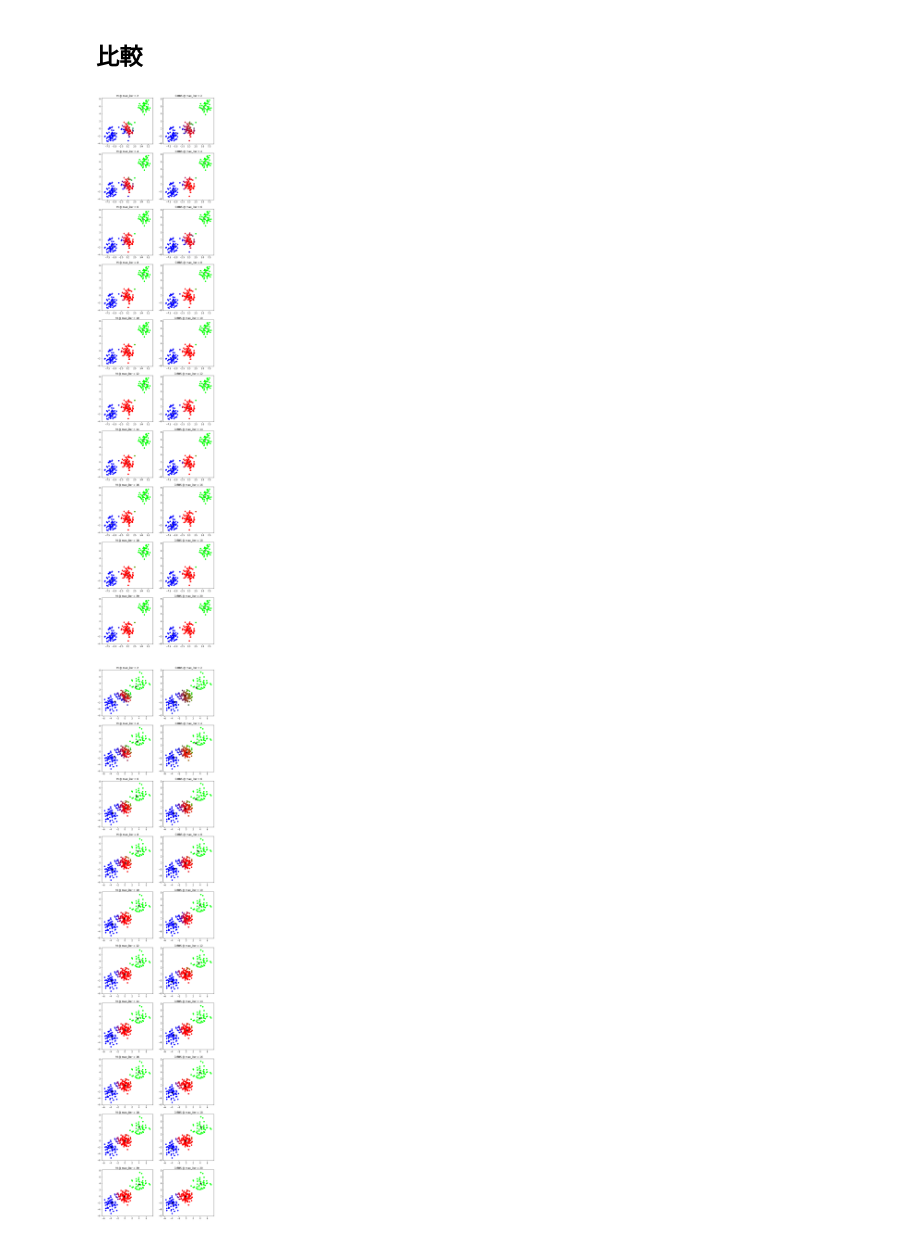
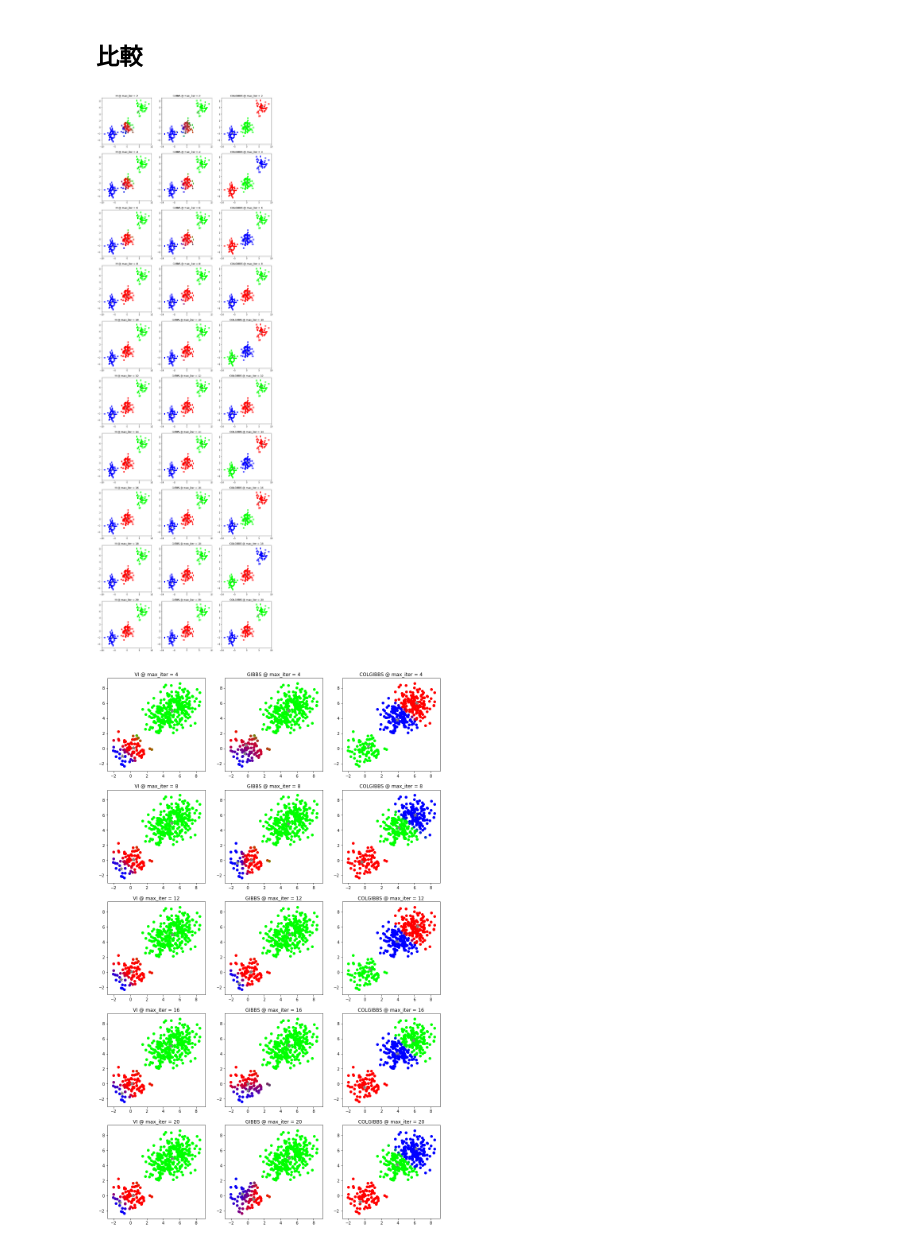
Before and after one commit to GENZITSU/Bayse, a Jupyter notebook: chapter_4.ipynb, the cells around one changed output. Cells and saved outputs as stored; diff of their text form; code cells hidden in the pictures.

```diff
--- a/chapter_4.ipynb
+++ b/chapter_4.ipynb
@@ -176,7 +173,7 @@ class GMM_GIBBS:
             beta_s_old = np.array(self.beta_s)
             m_s_old = np.array(self.m_s)
             beta_s = self.beta_s + np.sum(S, axis=0)
-            m_s = (np.dot(S.T, X) + np.dot(beta_s_old, m_s_old)) / beta_s.reshape(-1, 1)
+            m_s = (np.dot(S.T, X) + beta_s_old.reshape(-1, 1) * m_s_old) / beta_s.reshape(-1, 1)
 
             # lam_s
             nu_s = np.array(self.nu_s) + np.sum(S, axis=0)
@@ -393,7 +365,7 @@ class GMM_VI:
 
             # mu_s
             beta_s_hat = self.beta_s + np.sum(eta_s_hat, axis=0)
-            m_s_hat = (np.dot(eta_s_hat.T, X) + np.dot(self.beta_s, self.m_s)) / beta_s_hat.reshape(-1, 1)
+            m_s_hat = (np.dot(eta_s_hat.T, X) + self.beta_s.reshape(-1, 1) *self.m_s) / beta_s_hat.reshape(-1, 1)
 
             # lam_s
             nu_s_hat = self.nu_s + np.sum(eta_s_hat, axis=0)
@@ -460,0 +445,24 @@ for max_iter in [2*(i+1)for i in range(10)]:
+# %%
+mu_s = np.array([[0, 0], [1, 1], [-1, -1]])
+print("mu_s", mu_s); print()
+
+lam_s = np.array([[[1, 0], [0, 1]], [[1, 0], [0, 1]], [[1, 0], [0, 1]]])
+print("lam_s", lam_s); print()
+
+m_s = np.array([[0, 0], [1, 1], [-1, -1]])
+print("m_s", m_s); print()
+
+beta = np.ones(3)
+print("beta", beta); print()
+
+nu_s = np.array([5, 5, 5])
+print("nu_s", nu_s); print()
+
+w_s = np.array([[[1, 0], [0, 1]], [[1, 0], [0, 1]], [[1, 0], [0, 1]]])
+print("w_s", w_s); print()
+
+pi = np.array([1/3, 1/3, 1/3])
+print("pi", pi); print()
+
+alpha = np.array([1, 1, 1])
+print("alpha", alpha); print()
@@ -486,36 +670,47 @@ def sample_gmm(N):
 X = sample_gmm(200)
 
 nrows=10
-fig,axes = plt.subplots(nrows=nrows, ncols=2, figsize=(10, int(nrows*5)))
+fig,axes = plt.subplots(nrows=nrows, ncols=3, figsize=(15, int(nrows*5)))
 colors = ["red", "green", "blue"]
 
 for j in range(nrows):
     max_iter = 2*(j+1)
     ### 変分推論
     gmm_vi = GMM_VI(mu_s, lam_s, m_s, beta, nu_s, w_s, pi, alpha, max_iter)
     gmm_vi.fit(X)
     # 結果の描画
     axe = axes[j, 0]
     for i in range(X.shape[0]):
         axe.scatter(X[i, 0], X[i, 1], color=gmm_vi.eta_s[i])
     for k in range(mu_s.shape[0]):
         axe.scatter(gmm_vi.mu_s[k][0], gmm_vi.mu_s[k][1], color = "gray", marker='*', s=100)
     axe.set_title(f"VI @ max_iter = {max_iter}")
 
     ### ギブスサンプリング
     gmm_gbbs = GMM_GIBBS(mu_s, lam_s, m_s, beta, nu_s, w_s, pi, alpha, max_iter)
     gmm_gbbs.fit(X)
     # 結果の描画
     axe = axes[j, 1]
     for i in range(X.shape[0]):
         axe.scatter(X[i, 0], X[i, 1], color=gmm_gbbs.eta_s[i])
     for k in range(mu_s.shape[0]):
         axe.scatter(gmm_gbbs.mu_s[k][0], gmm_gbbs.mu_s[k][1], color = "gray", marker='*', s=100)
     axe.set_title(f"GIBBS @ max_iter = {max_iter }")
 
+    ### 崩壊型ギブスサンプリング
+    gmm_colgibbs = GMM_COLGIBBS(mu_s, lam_s, m_s, beta, nu_s, w_s, pi, alpha, max_iter)
+    gmm_colgibbs.fit(X)
+    # 結果の描画
+    axe = axes[j, 2]
+    for i in range(X.shape[0]):
+        axe.scatter(X[i, 0], X[i, 1], color=gmm_colgibbs.eta_s[i])
+    for k in range(mu_s.shape[0]):
+        axe.scatter(gmm_colgibbs.mu_s[k][0], gmm_colgibbs.mu_s[k][1], color = "gray", marker='*', s=100)
+    axe.set_title(f"COLGIBBS @ max_iter = {max_iter }")
+
 plt.show()
 # %% [output]
-[figure, old version]
+[figure, new version]
 # %%
 def sample_gmm(N):
     sample = []
@@ -539,14 +734,14 @@ def sample_gmm(N):
 #     plt.show()
     return sample
 # %%
-X = sample_gmm(200)
+X = sample_gmm(400)
 
-nrows=10
-fig,axes = plt.subplots(nrows=nrows, ncols=2, figsize=(10, int(nrows*5)))
+nrows=5
+fig,axes = plt.subplots(nrows=nrows, ncols=3, figsize=(15, int(nrows*5)))
 colors = ["red", "green", "blue"]
 
 for j in range(nrows):
-    max_iter = 2*(j+1)
+    max_iter = 4*(j+1)
     ### 変分推論
     gmm_vi = GMM_VI(mu_s, lam_s, m_s, beta, nu_s, w_s, pi, alpha, max_iter)
     gmm_vi.fit(X)
@@ -555,7 +750,7 @@ for j in range(nrows):
     for i in range(X.shape[0]):
         axe.scatter(X[i, 0], X[i, 1], color=gmm_vi.eta_s[i])
     for k in range(mu_s.shape[0]):
-        axe.scatter(gmm_vi.mu_s[k][0], gmm_vi.mu_s[k][1], color = "black", marker='*', s=100)
+        axe.scatter(gmm_vi.mu_s[k][0], gmm_vi.mu_s[k][1], color = "gray", marker='*', s=100)
     axe.set_title(f"VI @ max_iter = {max_iter}")
 
     ### ギブスサンプリング
@@ -566,12 +761,23 @@ for j in range(nrows):
     for i in range(X.shape[0]):
         axe.scatter(X[i, 0], X[i, 1], color=gmm_gbbs.eta_s[i])
     for k in range(mu_s.shape[0]):
-        axe.scatter(gmm_gbbs.mu_s[k][0], gmm_gbbs.mu_s[k][1], color = "black", marker='*', s=100)
+        axe.scatter(gmm_gbbs.mu_s[k][0], gmm_gbbs.mu_s[k][1], color = "gray", marker='*', s=100)
     axe.set_title(f"GIBBS @ max_iter = {max_iter }")
 
+    ### 崩壊型ギブスサンプリング
+    gmm_colgibbs = GMM_COLGIBBS(mu_s, lam_s, m_s, beta, nu_s, w_s, pi, alpha, max_iter)
+    gmm_colgibbs.fit(X)
+    # 結果の描画
+    axe = axes[j, 2]
+    for i in range(X.shape[0]):
+        axe.scatter(X[i, 0], X[i, 1], color=gmm_colgibbs.eta_s[i])
+    for k in range(mu_s.shape[0]):
+        axe.scatter(gmm_colgibbs.mu_s[k][0], gmm_colgibbs.mu_s[k][1], color = "gray", marker='*', s=100)
+    axe.set_title(f"COLGIBBS @ max_iter = {max_iter }")
+
 plt.show()
 # %% [output]
-[figure, old version]
+[figure, new version]
 # %%
 def sample_gmm(N):
     sample = []
```
Also changed, not shown: parts of 14 cells of this notebook, 1 other file.
